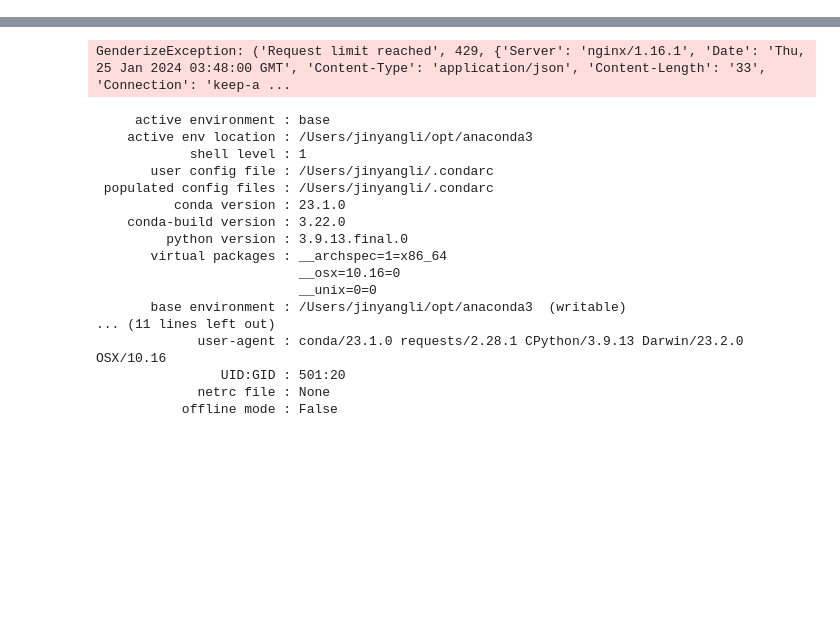
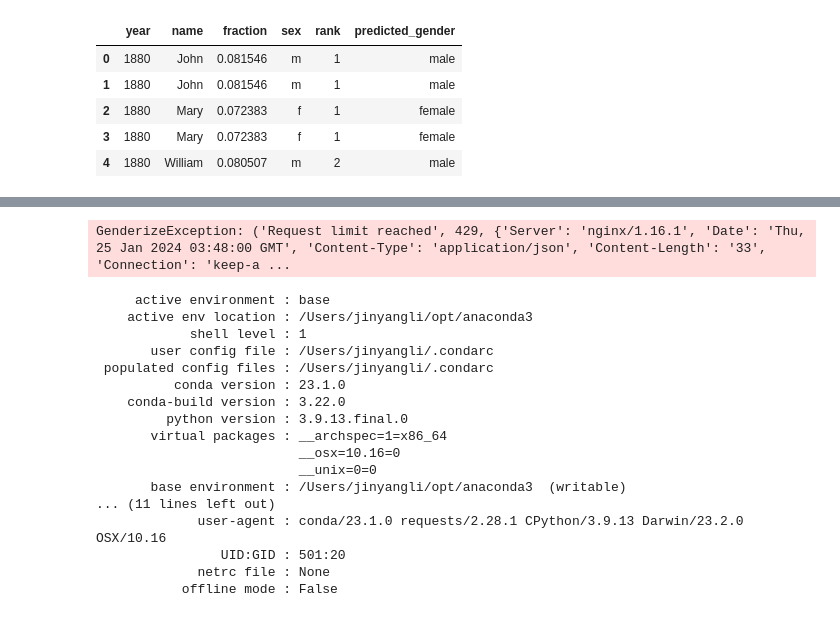
Before and after one commit to JinyangLi01/DFMonitor, a Jupyter notebook: data/name_gender/predict_gender.ipynb, the cells around one changed output, grey strips where cells are left out. Saved outputs shown, nothing was run; the diff lists cells and outputs as text; code cells hidden in the pictures; blank space fills up the shorter version.

```diff
--- a/data/name_gender/predict_gender.ipynb
+++ b/data/name_gender/predict_gender.ipynb
@@ -23,0 +74,10 @@ print(names.head())
+# %%
+merged = pd.merge(data2020, prediction[['name', 'year', 'predicted_gender']], on=['name', 'year'], how='left')
+merged.head()
+# %% [output]
+|  | year | name | fraction | sex | rank | predicted_gender |
+| 0 | 1880 | John | 0.081546 | m | 1 | male |
+| 1 | 1880 | John | 0.081546 | m | 1 | male |
+| 2 | 1880 | Mary | 0.072383 | f | 1 | female |
+| 3 | 1880 | Mary | 0.072383 | f | 1 | female |
+| 4 | 1880 | William | 0.080507 | m | 2 | male |
```
Also changed, not shown: parts of 11 cells of this notebook, 12 other files.
